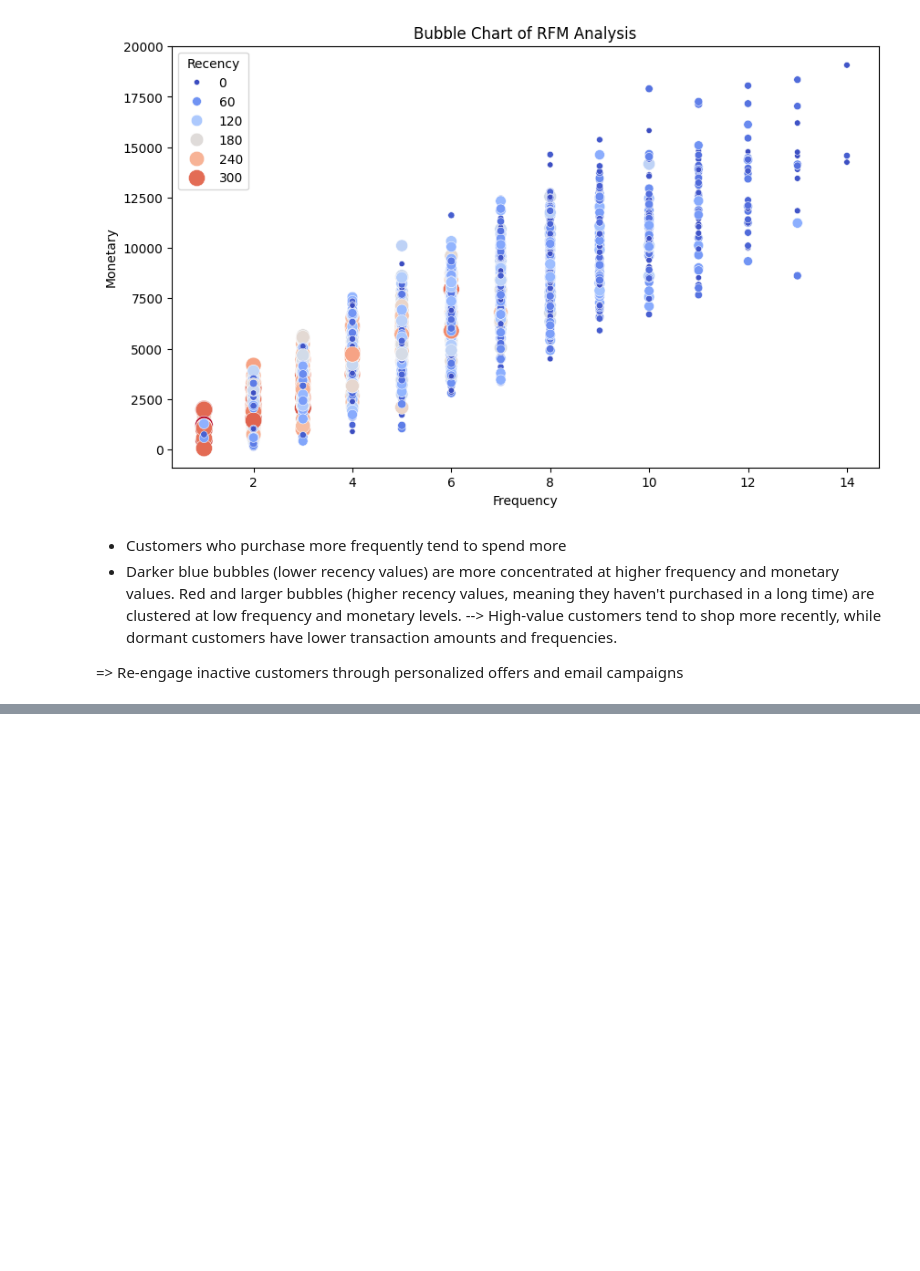
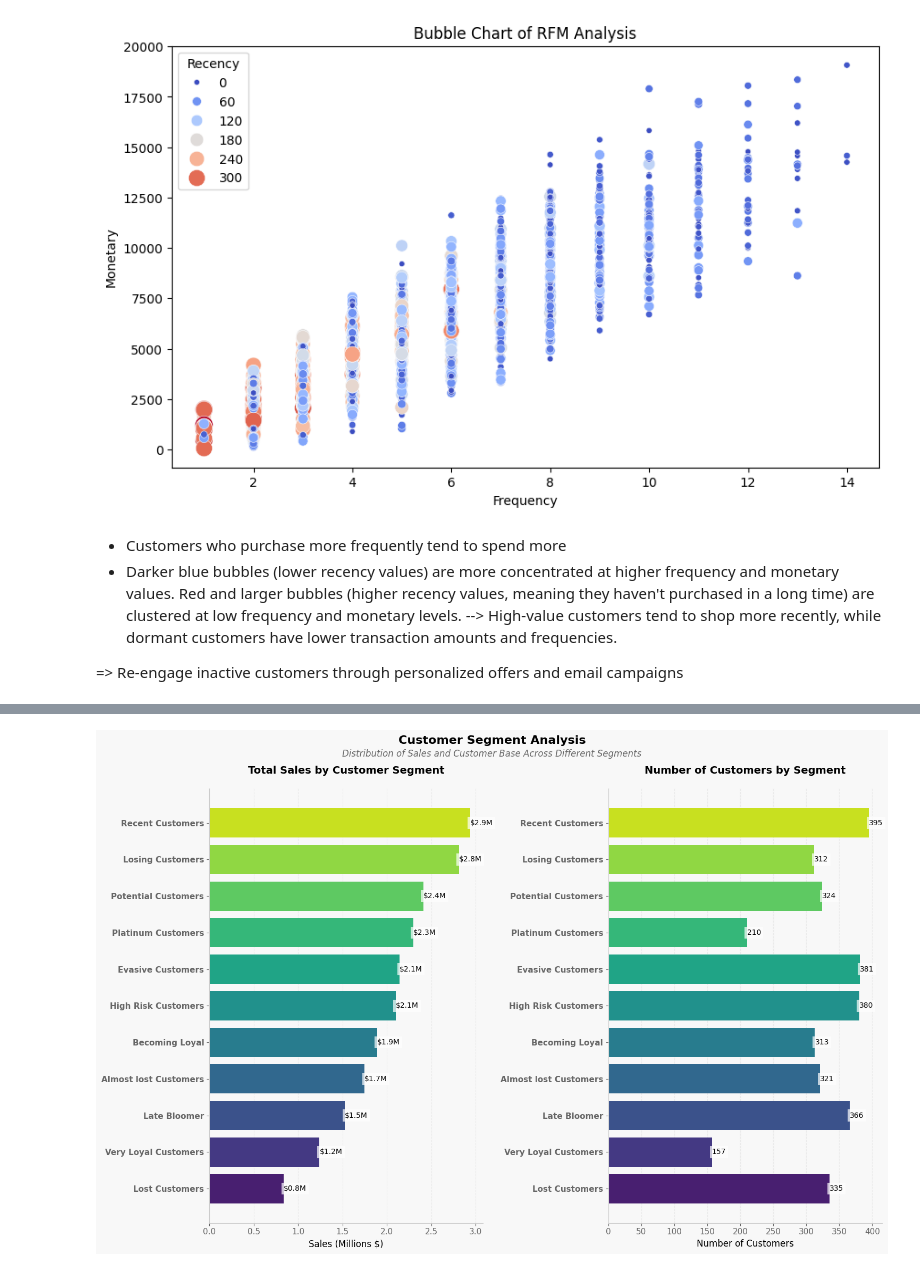
Before and after one commit to meodenhuongnoi/Customer-Segmentation, a Jupyter notebook: Customer Segmentation.ipynb, the cells around one changed output, grey strips where cells are left out. Cells and saved outputs as stored; diff of their text form; code cells hidden in the pictures; blank space fills up the shorter version.

Commit message:
finalize the analysis

```diff
--- a/Customer Segmentation.ipynb
+++ b/Customer Segmentation.ipynb
@@ -1805,0 +1960,97 @@ Text(0, 0.5, 'Monetary')
+# %%
+# 1. Number of Customers per Segment
+segment_counts = customer_segmentation.groupby('Segment Title')['customer_id'].nunique()
+total_customers = segment_counts.sum()
+
+# Calculate percentage of total customers
+segment_counts_pct = (segment_counts / total_customers * 100).round(2)
+
+# Create DataFrame for customer counts
+customer_analysis = pd.DataFrame({
+    'Number of Customers': segment_counts,
+    'Percentage of Customers': segment_counts_pct
+})
+
+# 2. Sales (List Price) Analysis
+segment_sales = customer_segmentation.groupby('Segment Title')['list_price'].sum()
+total_sales = segment_sales.sum()
+segment_sales_pct = (segment_sales / total_sales * 100).round(2)
+
+# Add sales metrics to analysis DataFrame
+customer_analysis['Total Sales'] = segment_sales
+customer_analysis['Percentage of Sales'] = segment_sales_pct
+
+# Create figure with two subplots side by side
+fig, (ax1, ax2) = plt.subplots(1, 2, figsize=(15, 10))
+
+# Get data for each segment and sort by sales
+customer_analysis_sorted = customer_analysis.sort_values('Total Sales', ascending=True)
+segments = customer_analysis_sorted.index
+sales = customer_analysis_sorted['Total Sales'] / 1000000  # Convert to millions
+customers = customer_analysis_sorted['Number of Customers']
+
+# Create a professional color palette
+colors = sns.color_palette("viridis", n_colors=len(segments))
+
+# Create horizontal bars for sales
+bars1 = ax1.barh(segments, sales, color=colors)
+ax1.set_title('Total Sales by Customer Segment', pad=20, fontsize=14, fontweight='bold')
+ax1.set_xlabel('Sales (Millions $)', fontsize=12)
+
+# Add value labels with background for sales
+for bar in bars1:
+    width = bar.get_width()
+    ax1.text(width, bar.get_y() + bar.get_height()/2,
+             f'${width:.1f}M',
+             ha='left', va='center', fontsize=10,
+             bbox=dict(facecolor='white', edgecolor='none', alpha=0.7, pad=3))
+
+# Create horizontal bars for customer count
+bars2 = ax2.barh(segments, customers, color=colors)
+ax2.set_title('Number of Customers by Segment', pad=20, fontsize=14, fontweight='bold')
+ax2.set_xlabel('Number of Customers', fontsize=12)
+
+# Add value labels with background for customer count
+for bar in bars2:
+    width = bar.get_width()
+    ax2.text(width, bar.get_y() + bar.get_height()/2,
+             f'{int(width):,}',
+             ha='left', va='center', fontsize=10,
+             bbox=dict(facecolor='white', edgecolor='none', alpha=0.7, pad=3))
+
+# Customize the appearance
+for ax in [ax1, ax2]:
+    # Remove top and right spines
+    ax.spines['top'].set_visible(False)
+    ax.spines['right'].set_visible(False)
+
+    # Style the remaining spines
+    ax.spines['bottom'].set_color('#CCCCCC')
+    ax.spines['left'].set_color('#CCCCCC')
+
+    # Customize ticks
+    ax.tick_params(labelsize=11, colors='#666666')
+
+    # Add subtle grid
+    ax.grid(axis='x', linestyle='--', alpha=0.3, color='#CCCCCC')
+    ax.set_axisbelow(True)
+
+    # Style segment labels
+    ax.set_yticklabels(segments, fontweight='bold')
+
+# Add main title with subtitle
+fig.suptitle('Customer Segment Analysis\n', fontsize=16, fontweight='bold', y=0.98)
+plt.figtext(0.5, 0.94, 'Distribution of Sales and Customer Base Across Different Segments',
+            ha='center', fontsize=12, style='italic', color='#666666')
+
+# Add a light background color
+fig.patch.set_facecolor('#F8F8F8')
+for ax in [ax1, ax2]:
+    ax.set_facecolor('#F8F8F8')
+
+# Adjust layout
+plt.tight_layout()
+plt.subplots_adjust(top=0.88)  # Make room for titles
+plt.show()
+# %% [output]
+[figure, added]
```
Also changed, not shown: parts of 20 cells of this notebook.
